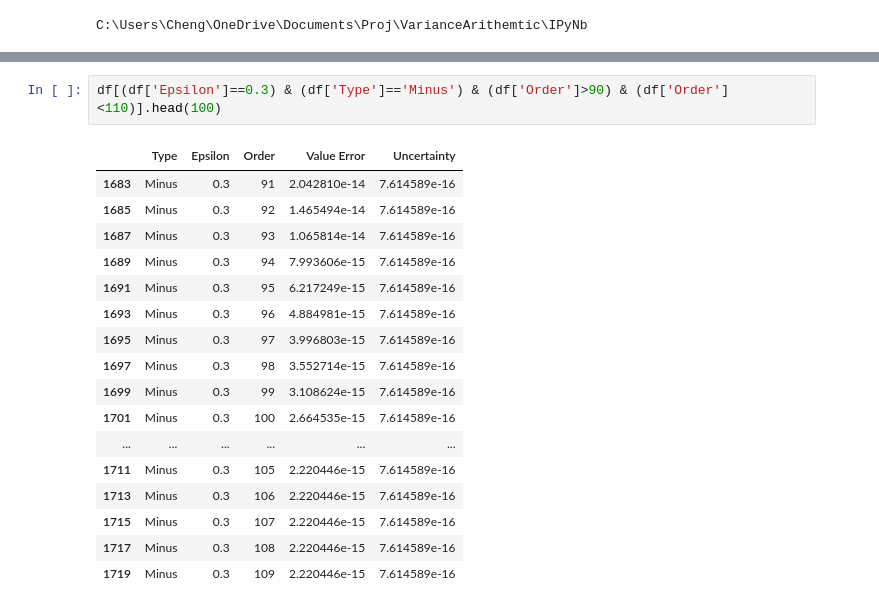
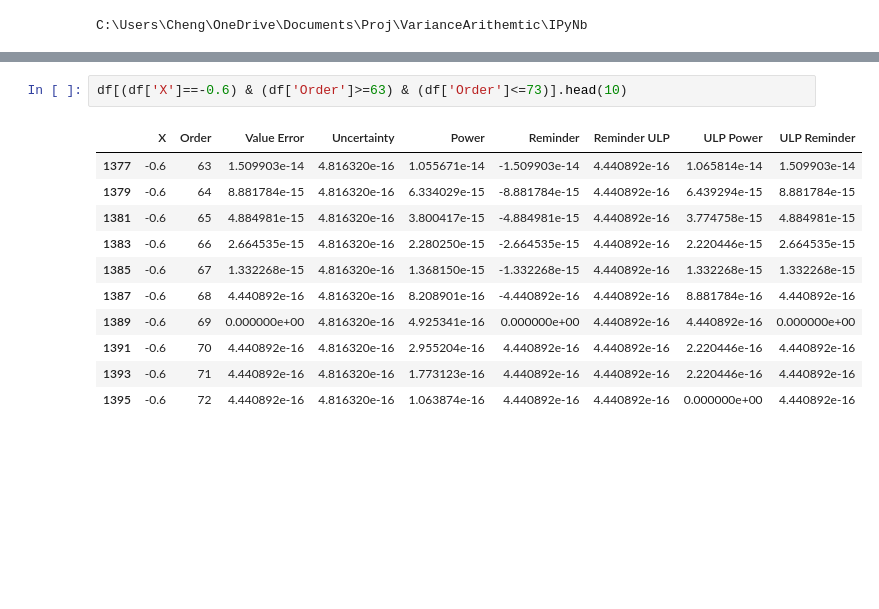
Before and after one commit to Chengpu0707/VarianceArithmetic, a Jupyter notebook: IPyNb/TaylorExpansion.ipynb, the cells around one changed output, grey strips where cells are left out. Saved outputs shown, nothing was run; the diff lists cells and outputs as text; blank space fills up the shorter version.

```diff
--- a/IPyNb/TaylorExpansion.ipynb
+++ b/IPyNb/TaylorExpansion.ipynb
@@ -112,21 +95,15 @@ math.ulp(1/0.4), math.ulp(1/1.6)
 # %%
-df[(df['Epsilon']==0.3) & (df['Type']=='Minus') & (df['Order']>90) & (df['Order']<110)].head(100)
+df[(df['X']==-0.6) & (df['Order']>=63) & (df['Order']<=73)].head(10)
 # %% [output]
-|  | Type | Epsilon | Order | Value Error | Uncertainty |
-| 1683 | Minus | 0.3 | 91 | 2.042810e-14 | 7.614589e-16 |
-| 1685 | Minus | 0.3 | 92 | 1.465494e-14 | 7.614589e-16 |
-| 1687 | Minus | 0.3 | 93 | 1.065814e-14 | 7.614589e-16 |
-| 1689 | Minus | 0.3 | 94 | 7.993606e-15 | 7.614589e-16 |
-| 1691 | Minus | 0.3 | 95 | 6.217249e-15 | 7.614589e-16 |
-| 1693 | Minus | 0.3 | 96 | 4.884981e-15 | 7.614589e-16 |
-| 1695 | Minus | 0.3 | 97 | 3.996803e-15 | 7.614589e-16 |
-| 1697 | Minus | 0.3 | 98 | 3.552714e-15 | 7.614589e-16 |
-| 1699 | Minus | 0.3 | 99 | 3.108624e-15 | 7.614589e-16 |
-| 1701 | Minus | 0.3 | 100 | 2.664535e-15 | 7.614589e-16 |
-| ... | ... | ... | ... | ... | ... |
-| 1711 | Minus | 0.3 | 105 | 2.220446e-15 | 7.614589e-16 |
-| 1713 | Minus | 0.3 | 106 | 2.220446e-15 | 7.614589e-16 |
-| 1715 | Minus | 0.3 | 107 | 2.220446e-15 | 7.614589e-16 |
-| 1717 | Minus | 0.3 | 108 | 2.220446e-15 | 7.614589e-16 |
-| 1719 | Minus | 0.3 | 109 | 2.220446e-15 | 7.614589e-16 |
+|  | X | Order | Value Error | Uncertainty | Power | Reminder | Reminder ULP | ULP Power | ULP Reminder |
+| 1377 | -0.6 | 63 | 1.509903e-14 | 4.816320e-16 | 1.055671e-14 | -1.509903e-14 | 4.440892e-16 | 1.065814e-14 | 1.509903e-14 |
+| 1379 | -0.6 | 64 | 8.881784e-15 | 4.816320e-16 | 6.334029e-15 | -8.881784e-15 | 4.440892e-16 | 6.439294e-15 | 8.881784e-15 |
+| 1381 | -0.6 | 65 | 4.884981e-15 | 4.816320e-16 | 3.800417e-15 | -4.884981e-15 | 4.440892e-16 | 3.774758e-15 | 4.884981e-15 |
+| 1383 | -0.6 | 66 | 2.664535e-15 | 4.816320e-16 | 2.280250e-15 | -2.664535e-15 | 4.440892e-16 | 2.220446e-15 | 2.664535e-15 |
+| 1385 | -0.6 | 67 | 1.332268e-15 | 4.816320e-16 | 1.368150e-15 | -1.332268e-15 | 4.440892e-16 | 1.332268e-15 | 1.332268e-15 |
+| 1387 | -0.6 | 68 | 4.440892e-16 | 4.816320e-16 | 8.208901e-16 | -4.440892e-16 | 4.440892e-16 | 8.881784e-16 | 4.440892e-16 |
+| 1389 | -0.6 | 69 | 0.000000e+00 | 4.816320e-16 | 4.925341e-16 | 0.000000e+00 | 4.440892e-16 | 4.440892e-16 | 0.000000e+00 |
+| 1391 | -0.6 | 70 | 4.440892e-16 | 4.816320e-16 | 2.955204e-16 | 4.440892e-16 | 4.440892e-16 | 2.220446e-16 | 4.440892e-16 |
+| 1393 | -0.6 | 71 | 4.440892e-16 | 4.816320e-16 | 1.773123e-16 | 4.440892e-16 | 4.440892e-16 | 2.220446e-16 | 4.440892e-16 |
+| 1395 | -0.6 | 72 | 4.440892e-16 | 4.816320e-16 | 1.063874e-16 | 4.440892e-16 | 4.440892e-16 | 0.000000e+00 | 4.440892e-16 |
 # %%
```
Also changed, not shown: parts of 18 cells of this notebook, 8 other files.
